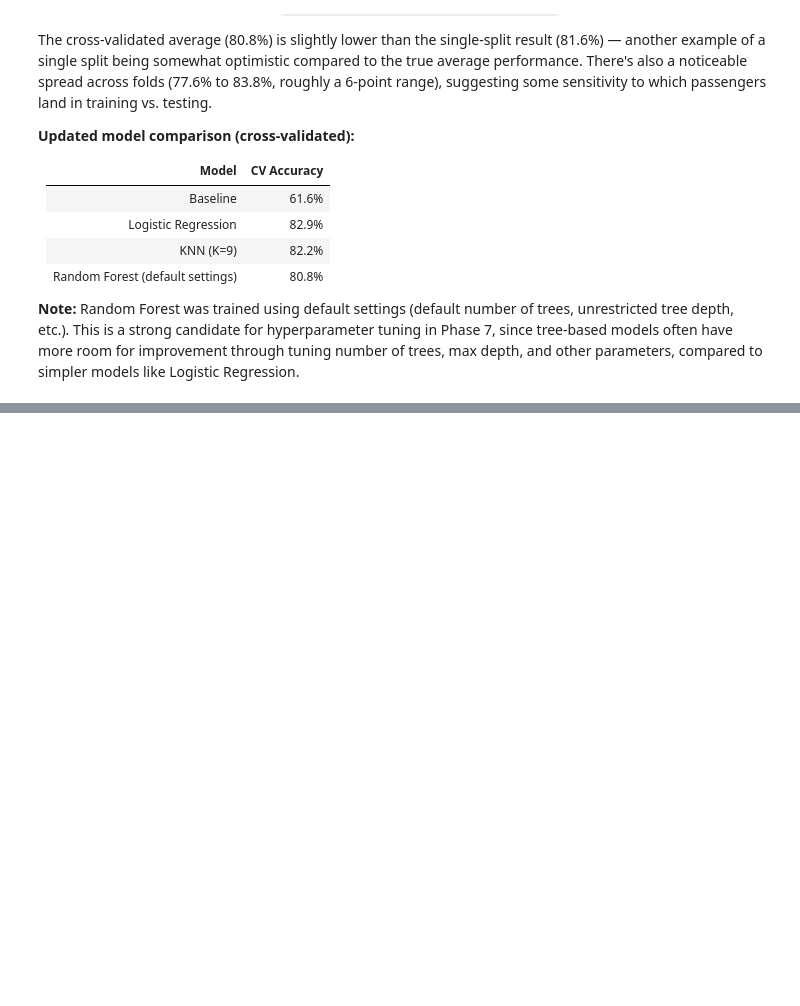
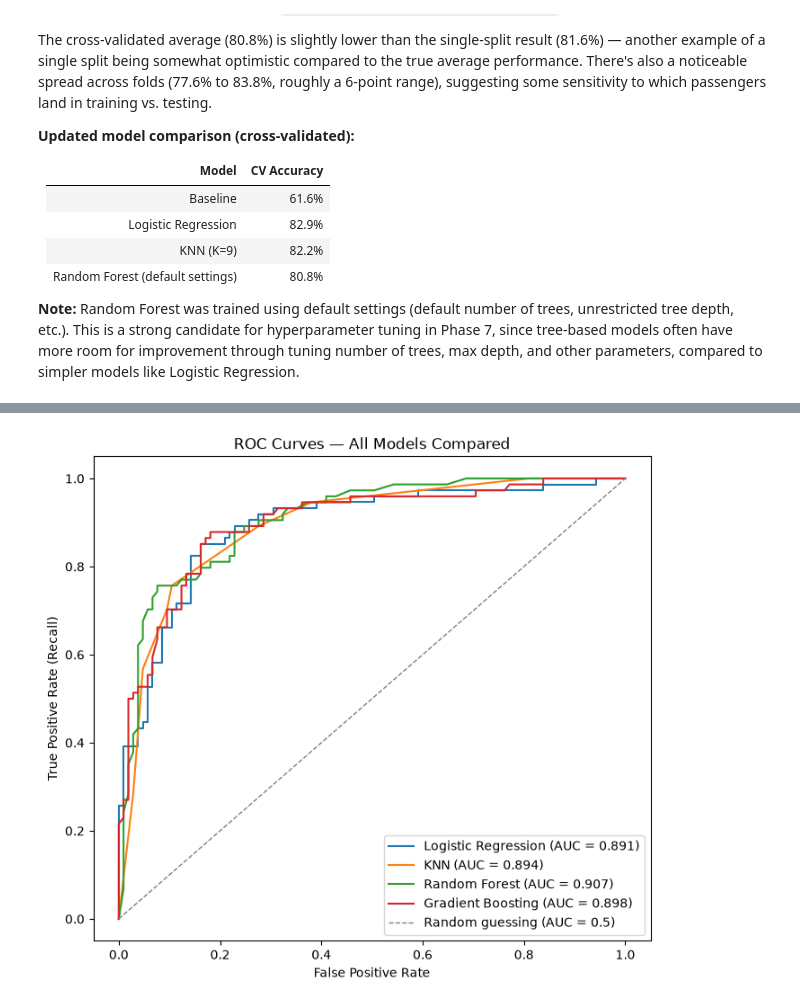
Before and after one commit to dimkon02/Titanic-ML-project, a Jupyter notebook: notebooks/02_modeling.ipynb, the cells around one changed output, grey strips where cells are left out. Cells and saved outputs as stored; diff of their text form; code cells hidden in the pictures; blank space fills up the shorter version.

```diff
--- a/notebooks/02_modeling.ipynb
+++ b/notebooks/02_modeling.ipynb
@@ -259,0 +532,11 @@ The cross-validated average (80.8%) is slightly lower than the single-split resu
+# %%
+rf_cm = confusion_matrix(y_val, rf_predictions)
+print(rf_cm)
+rf_precision = precision_score(y_val, rf_predictions)
+rf_recall = recall_score(y_val, rf_predictions)
+rf_f1 = f1_score(y_val, rf_predictions)
+print(rf_precision, rf_recall, rf_f1)
+
+rf_probabilities = rf_model.predict_proba(X_val)[:, 1]
+rf_auc = roc_auc_score(y_val, rf_probabilities)
+print(rf_auc)
@@ -259,0 +575,11 @@ The cross-validated average (80.8%) is slightly lower than the single-split resu
+# %%
+gb_cm = confusion_matrix(y_val, gb_predictions)
+print(gb_cm)
+gb_precision = precision_score(y_val, gb_predictions)
+gb_recall = recall_score(y_val, gb_predictions)
+gb_f1 = f1_score(y_val, gb_predictions)
+print(gb_precision, gb_recall, gb_f1)
+
+gb_probabilities = gb_model.predict_proba(X_val)[:, 1]
+gb_auc = roc_auc_score(y_val, gb_probabilities)
+print(gb_auc)
@@ -259,0 +618,20 @@ The cross-validated average (80.8%) is slightly lower than the single-split resu
+# %%
+rf_fpr, rf_tpr, rf_thresholds = roc_curve(y_val, rf_probabilities)
+gb_fpr, gb_tpr, gb_thresholds = roc_curve(y_val, gb_probabilities)
+knn_fpr, knn_tpr, knn_thresholds = roc_curve(y_val, knn_survival_probabilities)
+
+plt.figure(figsize=(8,7))
+
+plt.plot(fpr, tpr, label=f'Logistic Regression (AUC = {auc:.3f})')
+plt.plot(knn_fpr, knn_tpr, label=f'KNN (AUC = {knn_auc:.3f})')
+plt.plot(rf_fpr, rf_tpr, label=f'Random Forest (AUC = {rf_auc:.3f})')
+plt.plot(gb_fpr, gb_tpr, label=f'Gradient Boosting (AUC = {gb_auc:.3f})')
+plt.plot([0,1], [0,1], color='gray', linestyle='--', linewidth=1, label='Random guessing (AUC = 0.5)')
+
+plt.xlabel('False Positive Rate')
+plt.ylabel('True Positive Rate (Recall)')
+plt.title('ROC Curves — All Models Compared')
+plt.legend()
+plt.show()
+# %% [output]
+[figure, added]
```
Also changed, not shown: parts of 23 cells of this notebook, 1 other file.
